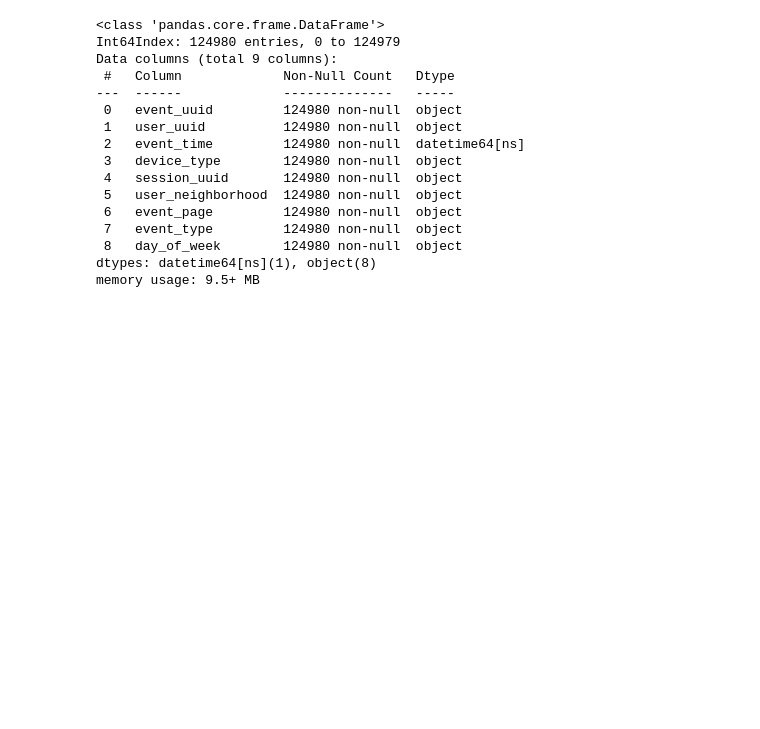
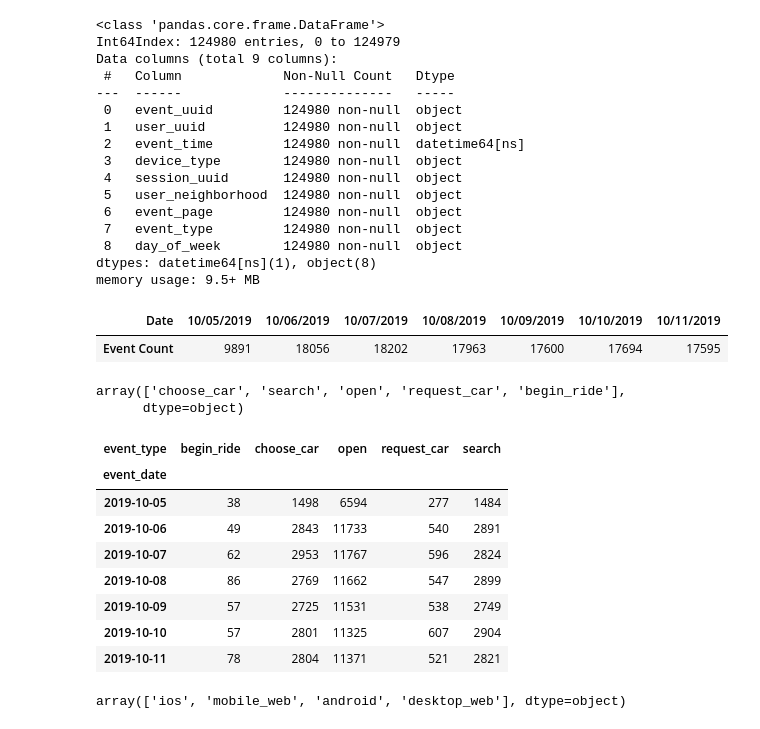
Before and after one commit to davimattar/udacity, a Jupyter notebook: log_extraction.ipynb, the cells around one changed output. Saved outputs shown, nothing was run; the diff lists cells and outputs as text; code cells hidden in the pictures; blank space fills up the shorter version.

Commit message:
log extraction

```diff
--- a/log_extraction.ipynb
+++ b/log_extraction.ipynb
@@ -82,3 +82,63 @@ Data columns (total 9 columns):
  8   day_of_week        124980 non-null  object
 dtypes: datetime64[ns](1), object(8)
 memory usage: 9.5+ MB
+# %%
+# Ensure 'event_time' is a datetime type for subsequent operations.
+df['event_time'] = pd.to_datetime(df['event_time'])
+
+# Extract the date from 'event_time' to a new column.
+df['event_date'] = df['event_time'].dt.date
+
+# Now, group by 'event_date' and count the number of events.
+events_per_day_counts = df.groupby('event_date').size()
+
+# Since we need to provide counts for specific dates, let's create a DataFrame for them.
+specified_dates = pd.to_datetime(['2019-10-05', '2019-10-06', '2019-10-07',
+                                  '2019-10-08', '2019-10-09', '2019-10-10', '2019-10-11']).date
+
+# Filter the event counts for the specified dates and format them into a DataFrame.
+event_counts_on_dates = events_per_day_counts.reindex(specified_dates, fill_value=0).reset_index()
+event_counts_on_dates.columns = ['Date', 'Event Count']
+
+# Convert dates to mm/dd/yyyy format for the final display.
+event_counts_on_dates['Date'] = event_counts_on_dates['Date'].apply(lambda x: x.strftime('%m/%d/%Y'))
+event_counts_on_dates.set_index('Date', inplace=True)
+
+event_counts_on_dates.T # Transpose for the desired format
+# %% [output]
+| Date | 10/05/2019 | 10/06/2019 | 10/07/2019 | 10/08/2019 | 10/09/2019 | 10/10/2019 | 10/11/2019 |
+| Event Count | 9891 | 18056 | 18202 | 17963 | 17600 | 17694 | 17595 |
+# %%
+df["event_type"].unique()
+# %% [output]
+array(['choose_car', 'search', 'open', 'request_car', 'begin_ride'],
+      dtype=object)
+# %%
+# We will group by both 'event_date' and 'event_type' and then count the number of events,
+# filtering only for the specified event types.
+
+# List of specified event types to analyze
+specified_event_types = ['choose_car', 'search', 'open', 'begin_ride', 'request_car']
+
+# Filter the DataFrame for the specified event types
+filtered_df = df[df['event_type'].isin(specified_event_types)]
+
+# Group by 'event_date' and 'event_type' and count the number of events
+events_by_type_per_day = filtered_df.groupby(['event_date', 'event_type']).size().unstack(fill_value=0)
+
+# For the specified dates, display the count of each event type
+events_by_type_per_day.loc[specified_dates]
+# %% [output]
+| event_type | begin_ride | choose_car | open | request_car | search |
+| event_date |  |  |  |  |  |
+| 2019-10-05 | 38 | 1498 | 6594 | 277 | 1484 |
+| 2019-10-06 | 49 | 2843 | 11733 | 540 | 2891 |
+| 2019-10-07 | 62 | 2953 | 11767 | 596 | 2824 |
+| 2019-10-08 | 86 | 2769 | 11662 | 547 | 2899 |
+| 2019-10-09 | 57 | 2725 | 11531 | 538 | 2749 |
+| 2019-10-10 | 57 | 2801 | 11325 | 607 | 2904 |
+| 2019-10-11 | 78 | 2804 | 11371 | 521 | 2821 |
+# %%
+df["device_type"].unique()
+# %% [output]
+array(['ios', 'mobile_web', 'android', 'desktop_web'], dtype=object)
```
Also changed, not shown: parts of 5 cells of this notebook, 3 other files.
